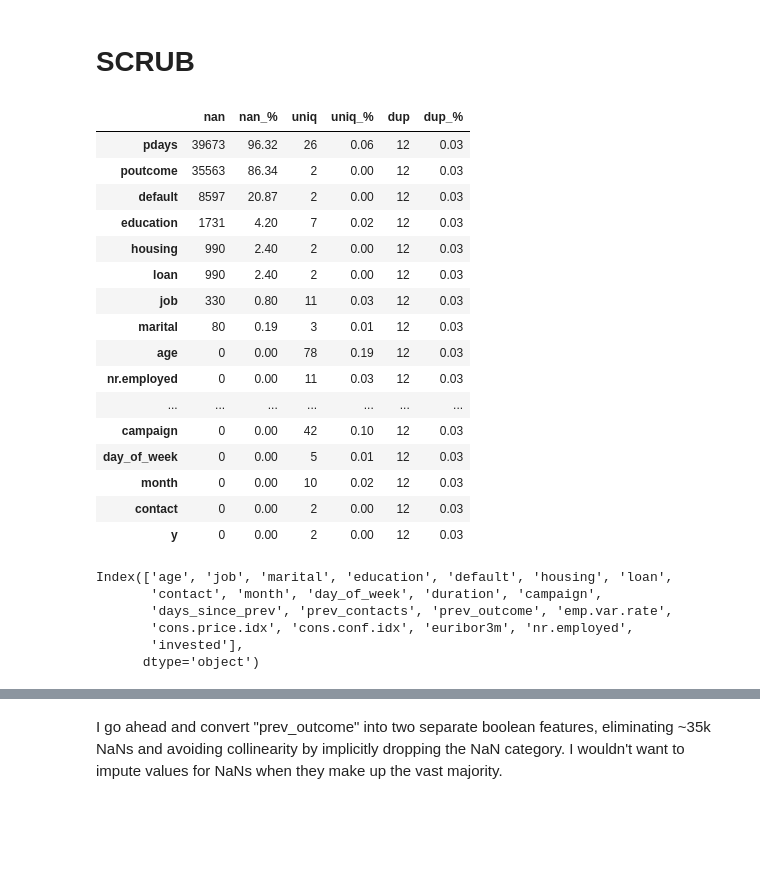
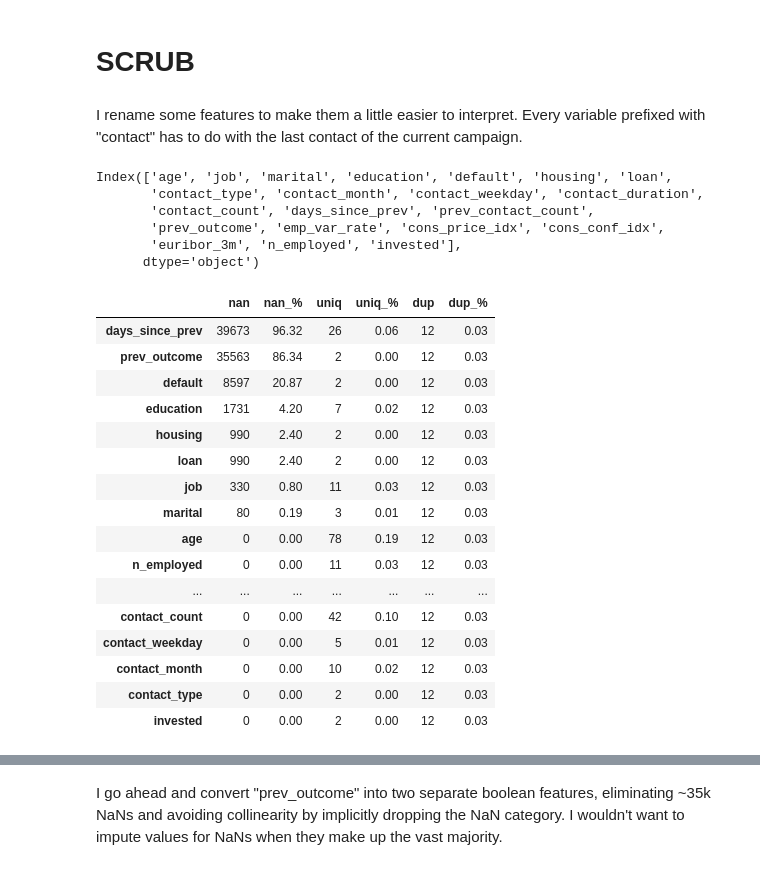
Before and after one commit to ndgigliotti/dsc-phase-3-project, a Jupyter notebook: index.ipynb, the cells around one changed output, grey strips where cells are left out. Drawn from its saved outputs; the diff is of its cells as text; code cells hidden in the pictures; blank space fills up the shorter version.

```diff
--- a/index.ipynb
+++ b/index.ipynb
@@ -88,14 +88,39 @@ y                    2
 dtype: int64
 # %% [markdown]
 # SCRUB
+# %% [markdown]
+I rename some features to make them a little easier to interpret. Every variable prefixed with "contact" has to do with the last contact of the current campaign.
+# %%
+df.columns = df.columns.str.replace(".", "_", regex=False)
+rename = {"y": "invested",
+        "poutcome": "prev_outcome",
+        "pdays": "days_since_prev",
+        "previous": "prev_contact_count",
+        "campaign": "contact_count",
+        "month": "contact_month",
+        "day_of_week": "contact_weekday",
+        "duration": "contact_duration",
+        "contact": "contact_type",
+        "nr_employed": "n_employed",
+        "euribor3m": "euribor_3m"}
+df.rename(columns=rename, inplace=True)
+del rename
+df.columns
+# %% [output]
+Index(['age', 'job', 'marital', 'education', 'default', 'housing', 'loan',
+       'contact_type', 'contact_month', 'contact_weekday', 'contact_duration',
+       'contact_count', 'days_since_prev', 'prev_contact_count',
+       'prev_outcome', 'emp_var_rate', 'cons_price_idx', 'cons_conf_idx',
+       'euribor_3m', 'n_employed', 'invested'],
+      dtype='object')
 # %%
-df["pdays"] = df["pdays"].replace(999, np.NaN)
-df = df.replace(["unknown", "nonexistent"], np.NaN)
+df["days_since_prev"].replace(999, np.NaN, inplace=True)
+df.replace(["unknown", "nonexistent"], np.NaN, inplace=True)
 cleaning.info(df)
 # %% [output]
 |  | nan | nan_% | uniq | uniq_% | dup | dup_% |
-| pdays | 39673 | 96.32 | 26 | 0.06 | 12 | 0.03 |
-| poutcome | 35563 | 86.34 | 2 | 0.00 | 12 | 0.03 |
+| days_since_prev | 39673 | 96.32 | 26 | 0.06 | 12 | 0.03 |
+| prev_outcome | 35563 | 86.34 | 2 | 0.00 | 12 | 0.03 |
 | default | 8597 | 20.87 | 2 | 0.00 | 12 | 0.03 |
 | education | 1731 | 4.20 | 7 | 0.02 | 12 | 0.03 |
 | housing | 990 | 2.40 | 2 | 0.00 | 12 | 0.03 |
@@ -103,25 +128,10 @@ cleaning.info(df)
 | job | 330 | 0.80 | 11 | 0.03 | 12 | 0.03 |
 | marital | 80 | 0.19 | 3 | 0.01 | 12 | 0.03 |
 | age | 0 | 0.00 | 78 | 0.19 | 12 | 0.03 |
-| nr.employed | 0 | 0.00 | 11 | 0.03 | 12 | 0.03 |
+| n_employed | 0 | 0.00 | 11 | 0.03 | 12 | 0.03 |
 | ... | ... | ... | ... | ... | ... | ... |
-| campaign | 0 | 0.00 | 42 | 0.10 | 12 | 0.03 |
-| day_of_week | 0 | 0.00 | 5 | 0.01 | 12 | 0.03 |
-| month | 0 | 0.00 | 10 | 0.02 | 12 | 0.03 |
-| contact | 0 | 0.00 | 2 | 0.00 | 12 | 0.03 |
-| y | 0 | 0.00 | 2 | 0.00 | 12 | 0.03 |
+| contact_count | 0 | 0.00 | 42 | 0.10 | 12 | 0.03 |
+| contact_weekday | 0 | 0.00 | 5 | 0.01 | 12 | 0.03 |
+| contact_month | 0 | 0.00 | 10 | 0.02 | 12 | 0.03 |
+| contact_type | 0 | 0.00 | 2 | 0.00 | 12 | 0.03 |
+| invested | 0 | 0.00 | 2 | 0.00 | 12 | 0.03 |
-# %%
-rename = {"y": "invested",
-        "poutcome": "prev_outcome",
-        "pdays": "days_since_prev",
-        "previous": "prev_contacts"}
-df.rename(columns=rename, inplace=True)
-del rename
-df.columns
-# %% [output]
-Index(['age', 'job', 'marital', 'education', 'default', 'housing', 'loan',
-       'contact', 'month', 'day_of_week', 'duration', 'campaign',
-       'days_since_prev', 'prev_contacts', 'prev_outcome', 'emp.var.rate',
-       'cons.price.idx', 'cons.conf.idx', 'euribor3m', 'nr.employed',
-       'invested'],
-      dtype='object')
```
Also changed, not shown: parts of 18 cells of this notebook.
